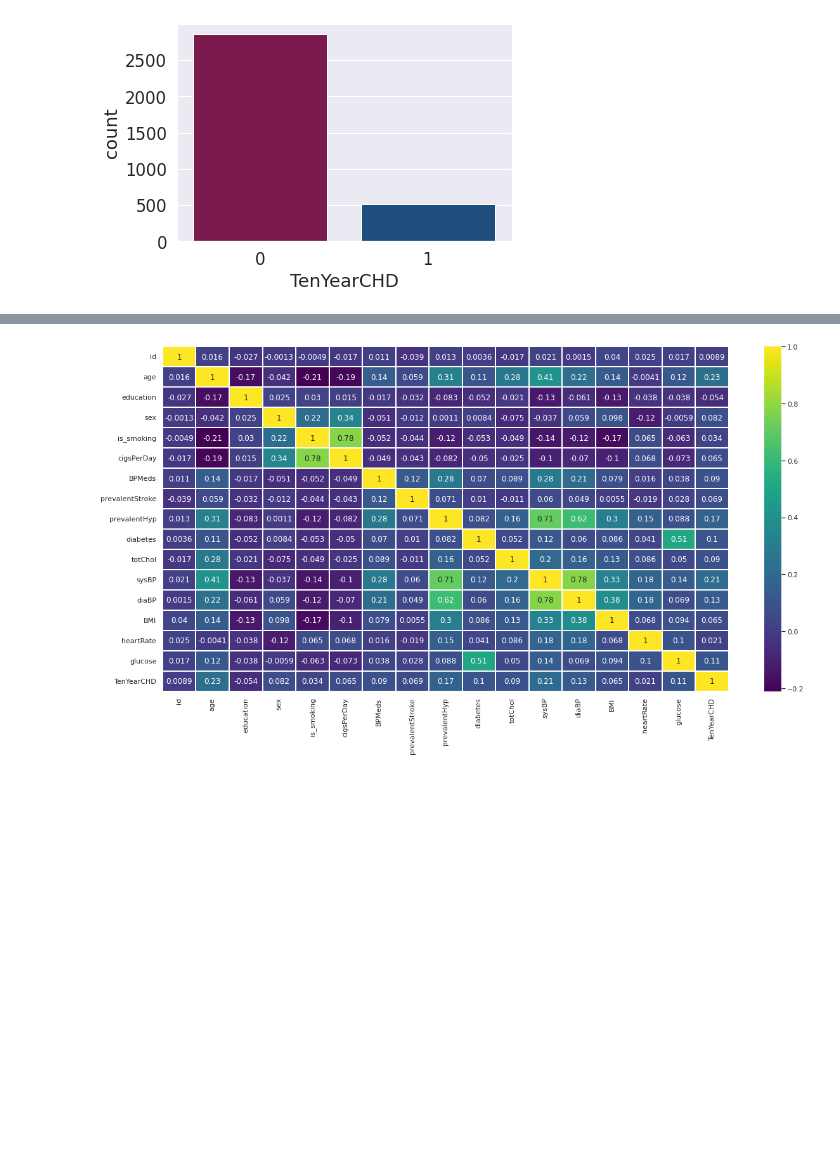
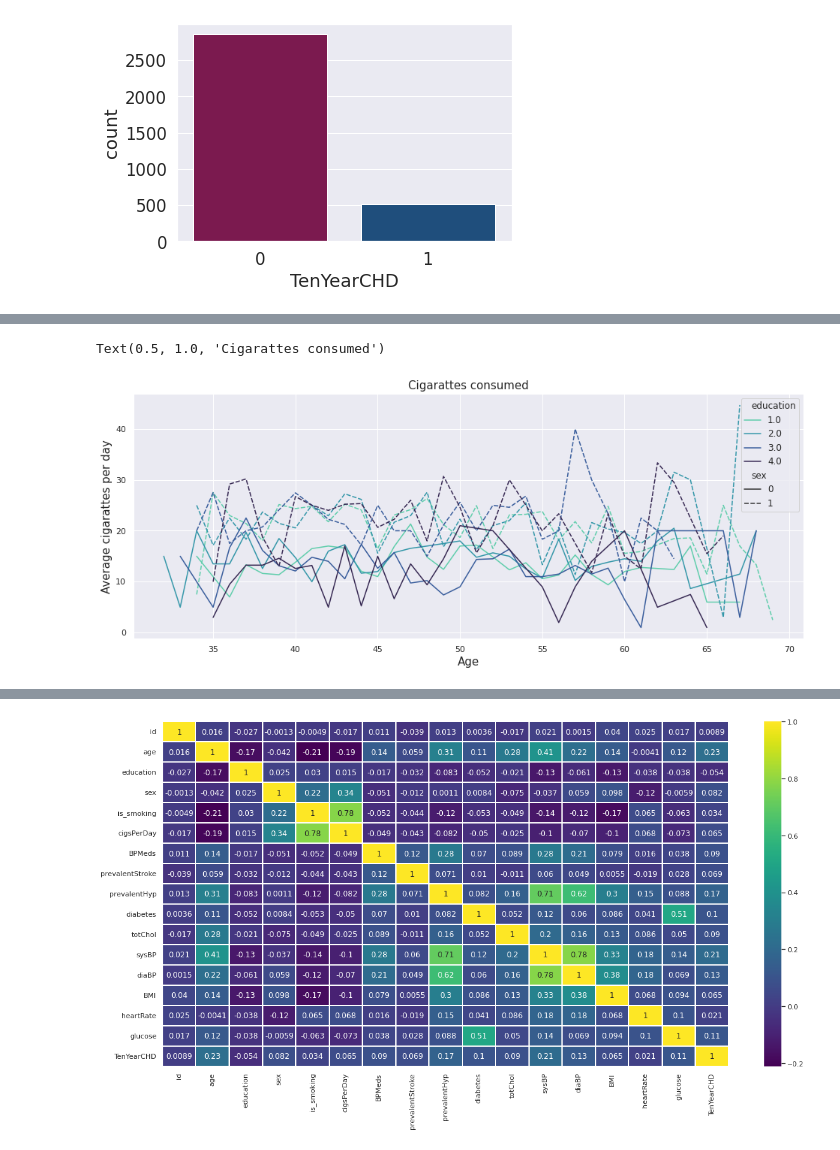
Before and after one commit to SethupathyM/Cardiovascular_Risk_Prediction, a Jupyter notebook: Cardiovascular_Risk_Prediction.ipynb, the cells around one changed output, grey strips where cells are left out. Drawn from its saved outputs; the diff is of its cells as text; code cells hidden in the pictures; blank space fills up the shorter version.

```diff
--- a/Cardiovascular_Risk_Prediction.ipynb
+++ b/Cardiovascular_Risk_Prediction.ipynb
@@ -293,3 +293,7 @@ sns.countplot(data = df, x = 'TenYearCHD',palette= color[i[0]])
 # %% [output]
 <matplotlib.axes._subplots.AxesSubplot at 0x...>
 [figure]
+# %%
+# df['age'].groupby('Cigarette per day').agg({col:'mean'})
+df_line_plot = df[df['is_smoking']==1].groupby(['age','education','sex']).agg({'cigsPerDay':'mean'}).reset_index()
+df_line_plot
@@ -296,3 +314,14 @@ sns.countplot(data = df, x = 'TenYearCHD',palette= color[i[0]])
+# %%
+#Plotting Cigarette per day  for each Age
+palette = sns.color_palette("mako_r", 4)
+plt.figure(figsize = (16,6))
+sns.lineplot(data = df_line_plot, x = 'age', y = 'cigsPerDay',hue = 'education',style = 'sex',palette=palette)
+plt.xlabel('Age',fontsize=15)
+plt.ylabel('Average cigarattes per day',fontsize=15)
+plt.title('Cigarattes consumed',fontsize=15)
+# %% [output]
+Text(0.5, 1.0, 'Cigarattes consumed')
+[figure, added]
 # %%
 # Average of numeric independent variables with dependent variable
 no_risk_avg_lst = []
```
Also changed, not shown: parts of 7 cells of this notebook.
